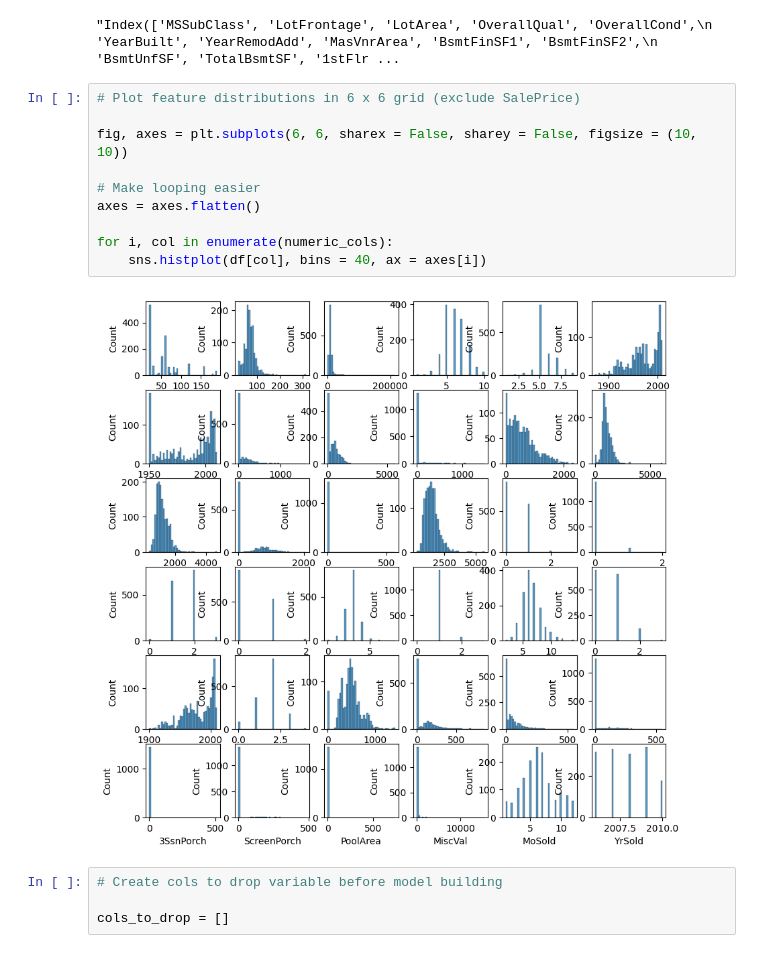
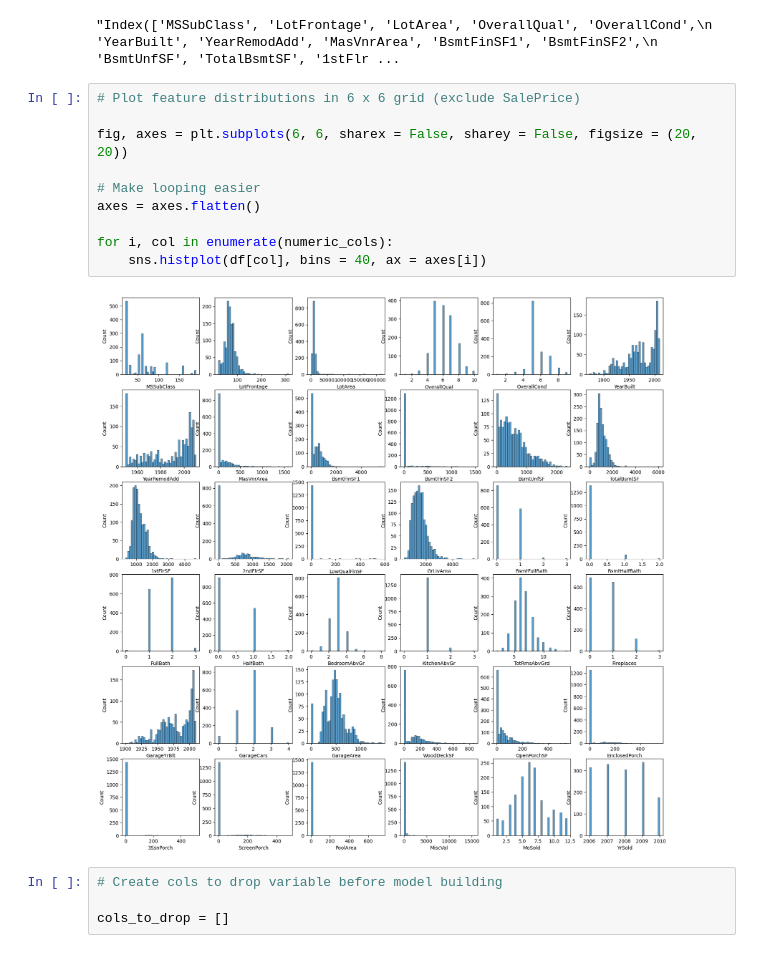
Before and after one commit to stuart-n-wilson/House-price-prediction, a Jupyter notebook: house_price_prediction_notebook.ipynb, the cells around one changed output. Drawn from its saved outputs; the diff is of its cells as text.

```diff
--- a/house_price_prediction_notebook.ipynb
+++ b/house_price_prediction_notebook.ipynb
@@ -54,15 +54,15 @@ Numeric columns:  36
 # %%
 # Plot feature distributions in 6 x 6 grid (exclude SalePrice)
 
-fig, axes = plt.subplots(6, 6, sharex = False, sharey = False, figsize = (10, 10))
+fig, axes = plt.subplots(6, 6, sharex = False, sharey = False, figsize = (20, 20))
 
 # Make looping easier
 axes = axes.flatten()
 
 for i, col in enumerate(numeric_cols):
     sns.histplot(df[col], bins = 40, ax = axes[i])
 # %% [output]
-[figure, old version]
+[figure, new version]
 # %%
 # Create cols to drop variable before model building
 
```
Also changed, not shown: parts of 13 cells of this notebook.
